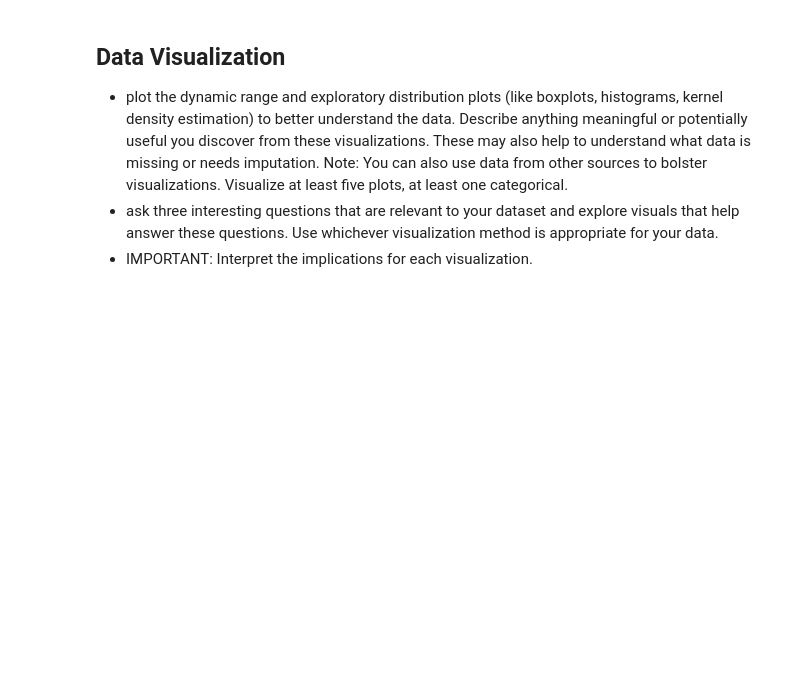
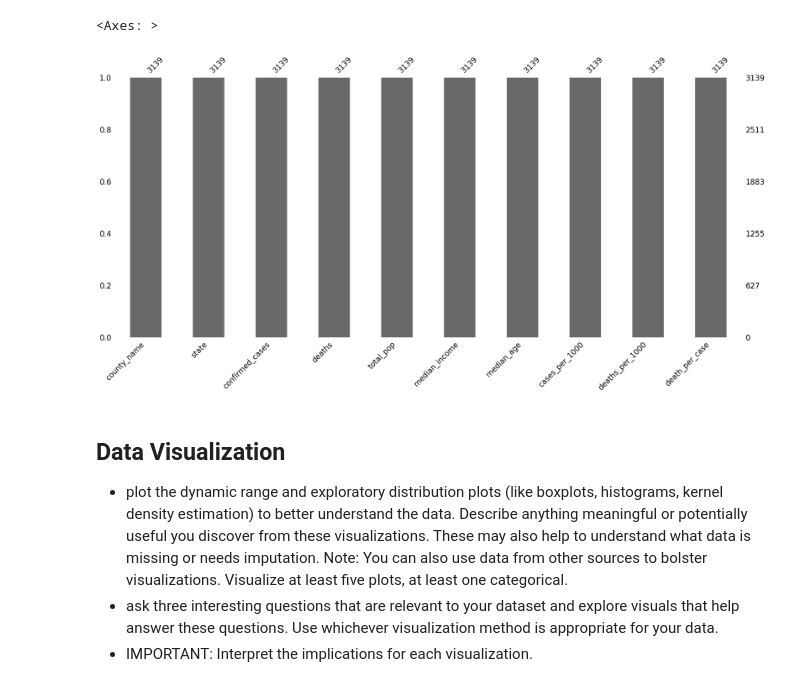
Before and after one commit to memote024/CS7324fall23, a Jupyter notebook: newest_notebook.ipynb, the cells around one changed output. Drawn from its saved outputs; the diff is of its cells as text; code cells hidden in the pictures; blank space fills up the shorter version.

```diff
--- a/newest_notebook.ipynb
+++ b/newest_notebook.ipynb
@@ -196,3 +220,10 @@ dtype: int64
+# %%
+import missingno as msno
+
+msno.bar(cases_sel)
+# %% [output]
+<Axes: >
+[figure, added]
 # %% [markdown]
 ## Data Visualization
 
```
Also changed, not shown: parts of 30 cells of this notebook.
